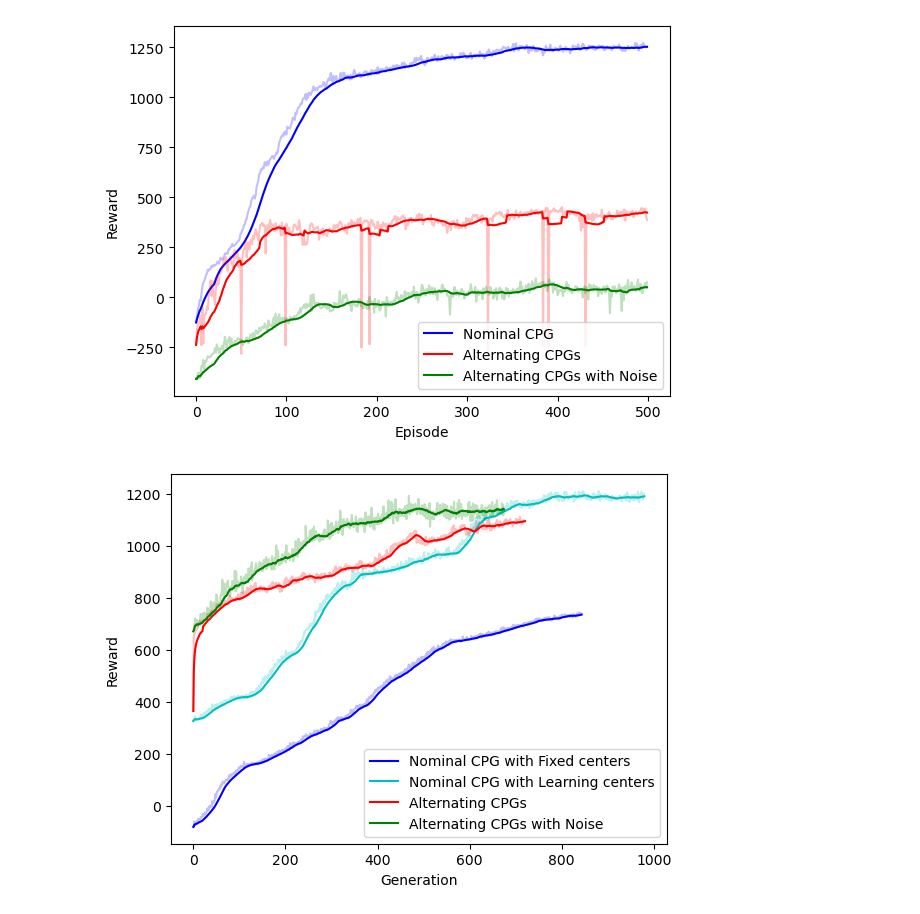
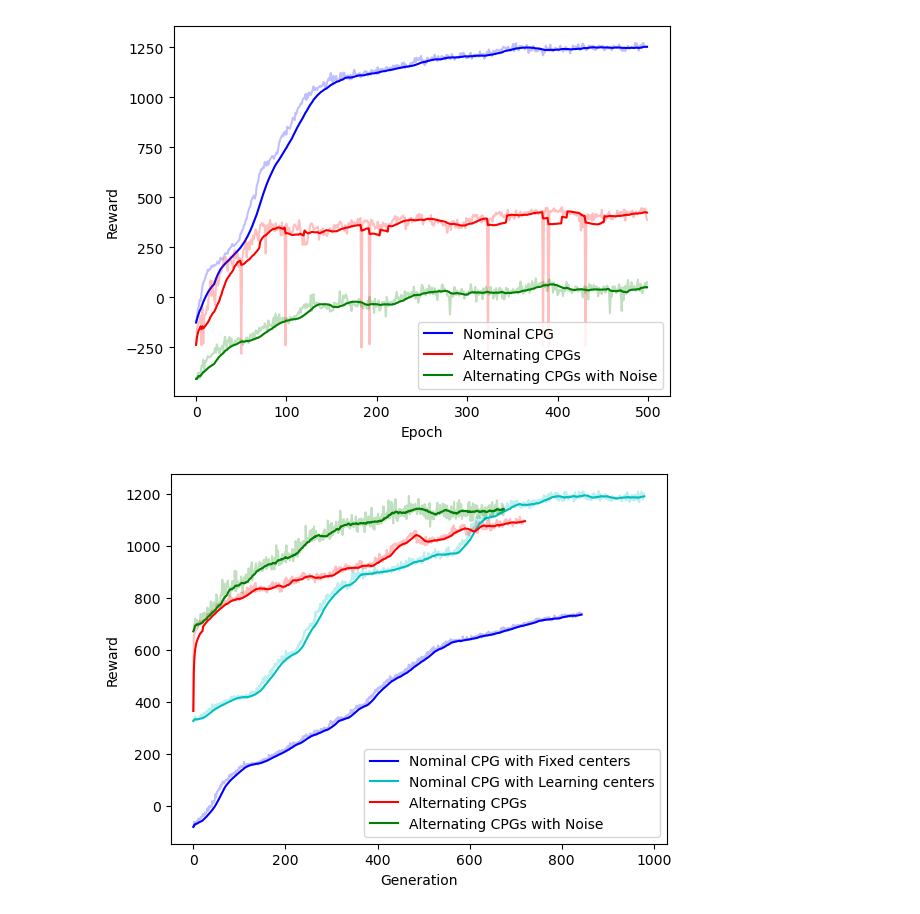
Before and after one commit to Ashutosh781/biped_cpg-rbfn, a Jupyter notebook: data_process.ipynb, the cells around one changed output. Saved outputs shown, nothing was run; the diff lists cells and outputs as text; code cells hidden in the pictures.

Commit message:
Minor change to plots

```diff
--- a/data_process.ipynb
+++ b/data_process.ipynb
@@ -127,7 +127,7 @@ alpha = 0.25
 
 # All cases for RL
 plt.figure("All cases RL")
-plt.xlabel("Episode")
+plt.xlabel("Epoch")
 plt.ylabel("Reward")
 plt.plot(rt_br, 'b', alpha=alpha)
 plt.plot(rt_rm, 'b', label="Nominal CPG")
@@ -155,7 +155,7 @@ plt.savefig("./results/figures/all_ea.png")
 
 # Test case RL vs EA fixed
 plt.figure("Test Case RL vs EA")
-plt.xlabel("Episode/Generation")
+plt.xlabel("Epoch/Generation")
 plt.ylabel("Reward")
 plt.plot(rt_br, 'b', alpha=alpha)
 plt.plot(rt_rm, 'b', label="RL-PIBB")
@@ -166,38 +166,38 @@ plt.savefig("./results/figures/test_case_ref.png")
 
 # Test case RL vs EA learning
 plt.figure("Test Case RL vs EA Learning")
-plt.xlabel("Episode/Generation")
+plt.xlabel("Epoch/Generation")
 plt.ylabel("Reward")
 plt.plot(rt_br, 'b', alpha=alpha)
 plt.plot(rt_rm, 'b', label="RL-PIBB")
 plt.plot(etl_br, 'r', alpha=alpha)
 plt.plot(etl_rm, 'r', label="EA Learning centers (our approach)")
 plt.legend()
 plt.savefig("./results/figures/test_case_rel.png")
 
 # Alternating RL vs EA
 plt.figure("Alternating RL vs EA")
-plt.xlabel("Episode/Generation")
+plt.xlabel("Epoch/Generation")
 plt.ylabel("Reward")
 plt.plot(ra_br, 'b', alpha=alpha)
 plt.plot(ra_rm, 'b', label="RL-PIBB")
 plt.plot(ea_br[:500], 'r', alpha=alpha)
 plt.plot(ea_rm[:500], 'r', label="EA (our approach)")
 plt.legend()
 plt.savefig("./results/figures/alt_re.png")
 
 # Alternating and Noise RL vs EA
 plt.figure("Alternating and Noise RL vs EA")
-plt.xlabel("Episode/Generation")
+plt.xlabel("Epoch/Generation")
 plt.ylabel("Reward")
 plt.plot(ran_br, 'b', alpha=alpha)
 plt.plot(ran_rm, 'b', label="RL-PIBB")
 plt.plot(ean_br[:500], 'r', alpha=alpha)
 plt.plot(ean_rm[:500], 'r', label="EA (our approach)")
 plt.legend()
 plt.savefig("./results/figures/alt_noise_re.png")
 
 plt.show()
 # %% [output]
-[figure, old version]
+[figure, new version]
 [figure]
```
Also changed, not shown: parts of 1 cell of this notebook, 5 other files.
